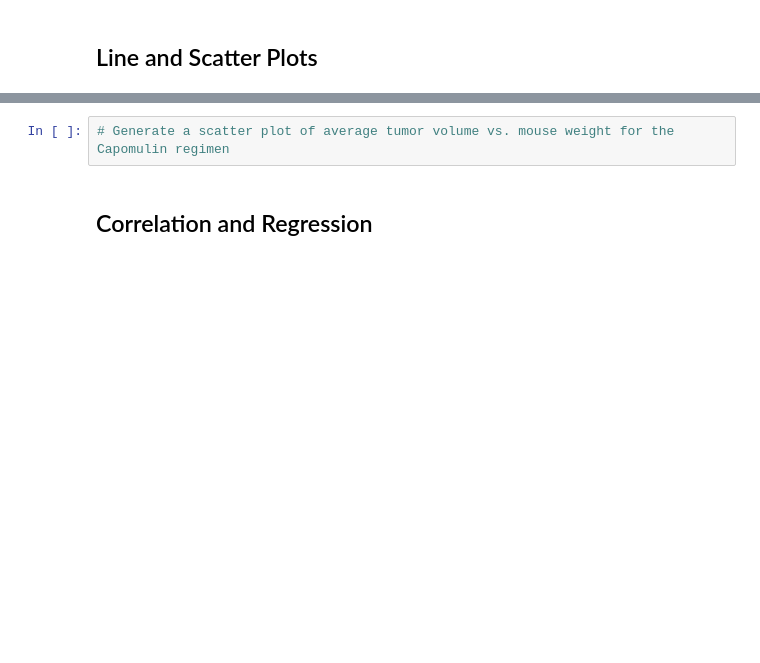
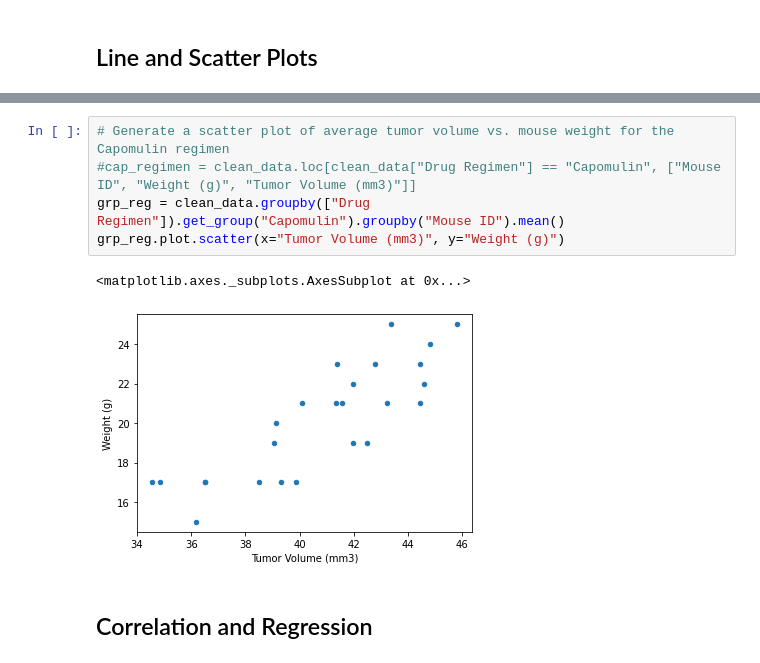
Before and after one commit to sherintm/matplotlib-challenge, a Jupyter notebook: Pymaceuticals/pymaceuticals_starter.ipynb, the cells around one changed output, grey strips where cells are left out. Drawn from its saved outputs; the diff is of its cells as text; blank space fills up the shorter version.

```diff
--- a/Pymaceuticals/pymaceuticals_starter.ipynb
+++ b/Pymaceuticals/pymaceuticals_starter.ipynb
@@ -205,5 +247,11 @@ plt.title("Female versus male mice distribution");
 # %%
 # Generate a scatter plot of average tumor volume vs. mouse weight for the Capomulin regimen
+#cap_regimen = clean_data.loc[clean_data["Drug Regimen"] == "Capomulin", ["Mouse ID", "Weight (g)", "Tumor Volume (mm3)"]]
+grp_reg = clean_data.groupby(["Drug Regimen"]).get_group("Capomulin").groupby("Mouse ID").mean()
+grp_reg.plot.scatter(x="Tumor Volume (mm3)", y="Weight (g)")
+# %% [output]
+<matplotlib.axes._subplots.AxesSubplot at 0x...>
+[figure, added]
 # %% [markdown]
 ## Correlation and Regression
 # %%
```
Also changed, not shown: parts of 5 cells of this notebook.
